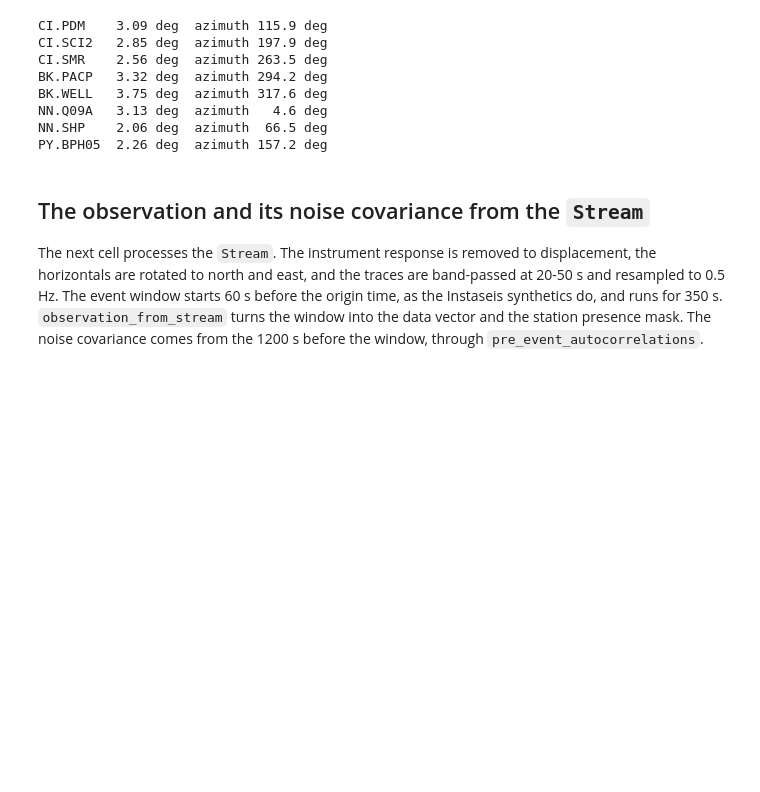
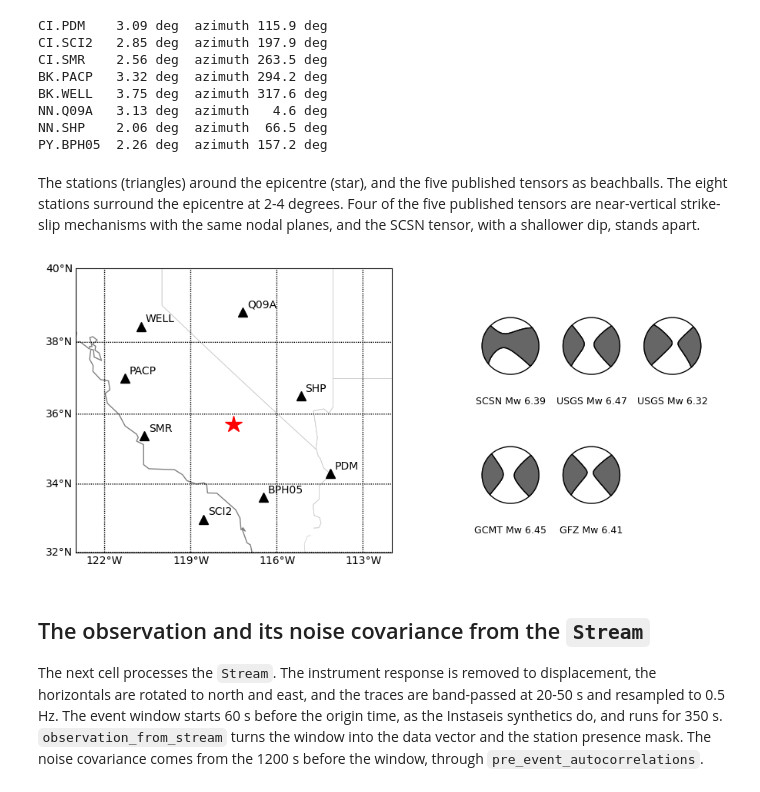
Before and after one commit to asaoulis/seismo-sbi, a Jupyter notebook: examples/ridgecrest_obspy.ipynb, the cells around one changed output. Drawn from its saved outputs; the diff is of its cells as text; code cells hidden in the pictures; blank space fills up the shorter version.

```diff
--- a/examples/ridgecrest_obspy.ipynb
+++ b/examples/ridgecrest_obspy.ipynb
@@ -117,6 +117,34 @@ BK.WELL   3.75 deg  azimuth 317.6 deg
 NN.Q09A   3.13 deg  azimuth   4.6 deg
 NN.SHP    2.06 deg  azimuth  66.5 deg
 PY.BPH05  2.26 deg  azimuth 157.2 deg
+# %% [markdown]
+The stations (triangles) around the epicentre (star), and the five published tensors as beachballs.
+The eight stations surround the epicentre at 2-4 degrees. Four of the
+five published tensors are near-vertical strike-slip mechanisms with the same nodal planes, and the SCSN tensor,
+with a shallower dip, stands apart.
+# %%
+import matplotlib.pyplot as plt
+from mpl_toolkits.basemap import Basemap
+
+from seismo_sbi.moment_tensor.comparison import pyrocko_mt
+from seismo_sbi.plotting.rocko_beachball_patch import plot_beachball_on_axes
+
+fig, (ax_map, ax_balls) = plt.subplots(1, 2, figsize=(11, 4.8), gridspec_kw=dict(width_ratios=[1.3, 1]))
+region = Basemap(projection="merc", llcrnrlat=32, urcrnrlat=40, llcrnrlon=-123, urcrnrlon=-112, resolution="l", ax=ax_map)
+region.drawcoastlines(color="0.5")
+region.drawstates(color="0.8")
+region.drawparallels(range(32, 41, 2), labels=[1, 0, 0, 0]), region.drawmeridians(range(-122, -111, 3), labels=[0, 0, 0, 1])
+for receiver in receivers:
+    x, y = region(receiver.longitude, receiver.latitude)
+    ax_map.plot(x, y, "k^", ms=8), ax_map.annotate(receiver.station_name, (x, y), xytext=(4, 4), textcoords="offset points")
+ax_map.plot(*region(hypocentre.longitude, hypocentre.latitude), "r*", ms=16)
+ax_balls.set(xlim=(-0.6, 2.6), ylim=(-1.6, 0.6)), ax_balls.axis("off")
+for k, (label, m6) in enumerate(published.items()):
+    plot_beachball_on_axes(ax_balls, pyrocko_mt(m6), k % 3, -(k // 3), diameter=0.2, linewidth=1, color_t="0.4")
+    ax_balls.text(k % 3, -(k // 3) - 0.45, label, ha="center", fontsize=9)
+plt.show()
+# %% [output]
+[figure, added]
 # %% [markdown]
 ## The observation and its noise covariance from the `Stream`
 
```
Also changed, not shown: parts of 5 cells of this notebook, 1 other file.
